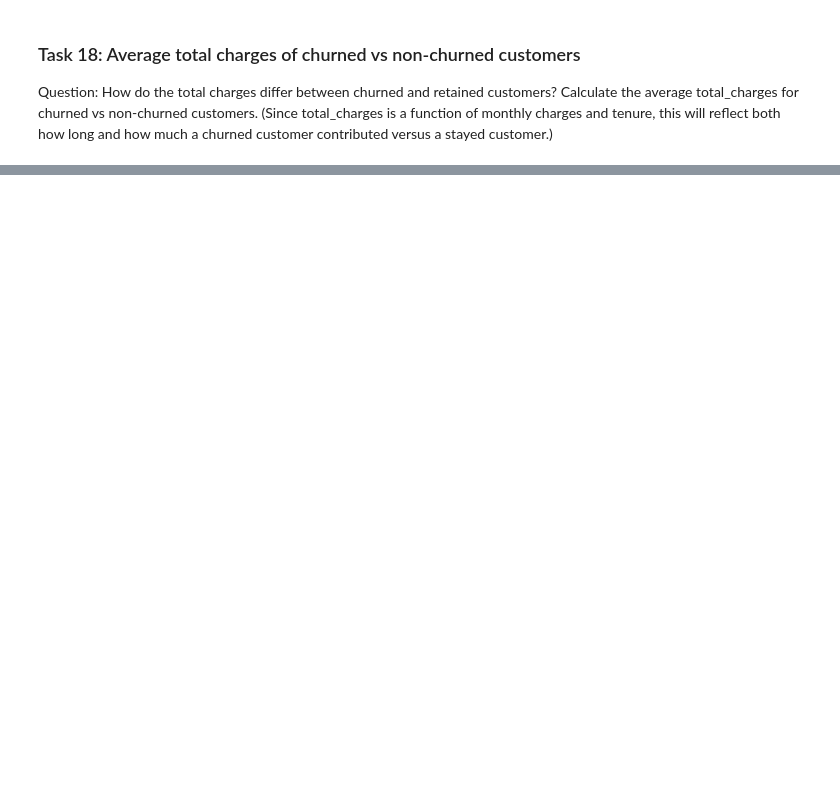
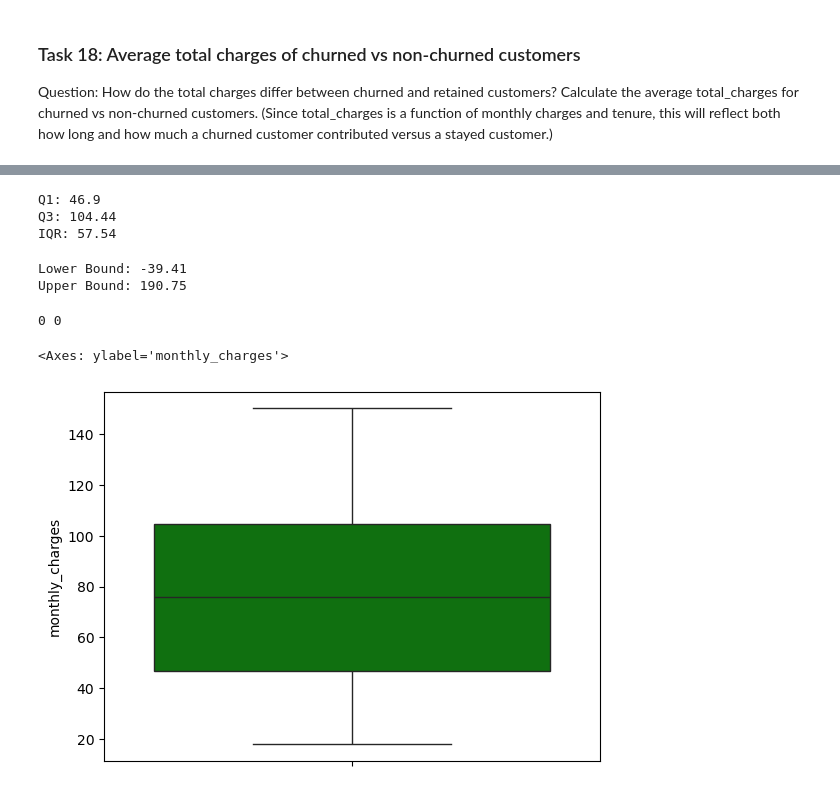
Before and after one commit to sudhirjangra/telecom_customer_churn_analysis, a Jupyter notebook: customer_churn.ipynb, the cells around one changed output, grey strips where cells are left out. Saved outputs shown, nothing was run; the diff lists cells and outputs as text; code cells hidden in the pictures; blank space fills up the shorter version.

```diff
--- a/customer_churn.ipynb
+++ b/customer_churn.ipynb
@@ -491,0 +577,17 @@ total_charges is a function of monthly charges and tenure, this will reflect bot
+# %%
+Q1 = data.monthly_charges.quantile(0.25)
+Q3 = data.monthly_charges.quantile(0.75)
+
+IQR = Q3-Q1
+print(f"Q1: {round(Q1,2)}\nQ3: {round(Q3,2)}\nIQR: {round(IQR,2)}".format(".2f"))
+# %% [output]
+Q1: 46.9
+Q3: 104.44
+IQR: 57.54
+# %%
+lower_bound = Q1-1.5*IQR
+upper_bound = Q3+1.5*IQR
+print(f"Lower Bound: {round(lower_bound,2)}\nUpper Bound: {round(upper_bound,2)}")
+# %% [output]
+Lower Bound: -39.41
+Upper Bound: 190.75
@@ -491,0 +597,9 @@ total_charges is a function of monthly charges and tenure, this will reflect bot
+# %%
+print(ul_outliers, ll_outliers)
+# %% [output]
+0 0
+# %%
+sns.boxplot(data.monthly_charges,color='Green')
+# %% [output]
+<Axes: ylabel='monthly_charges'>
+[figure, added]
```
Also changed, not shown: parts of 23 cells of this notebook, 1 other file.
